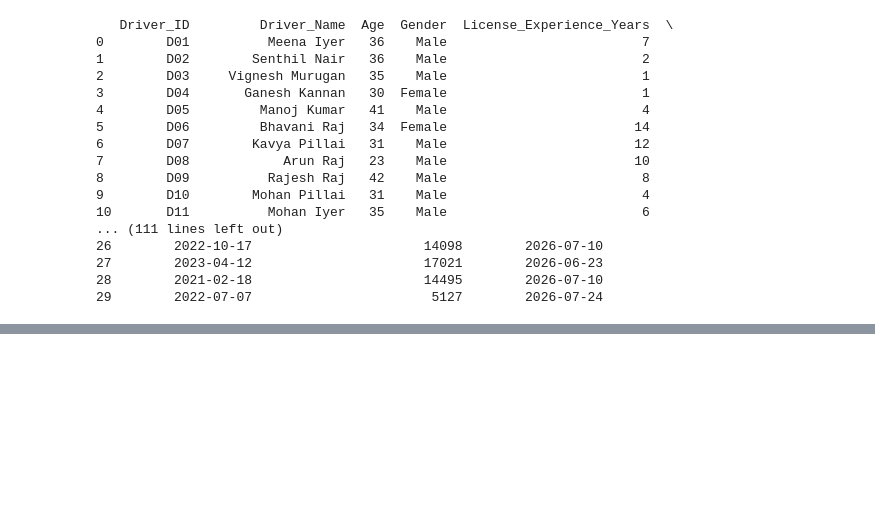
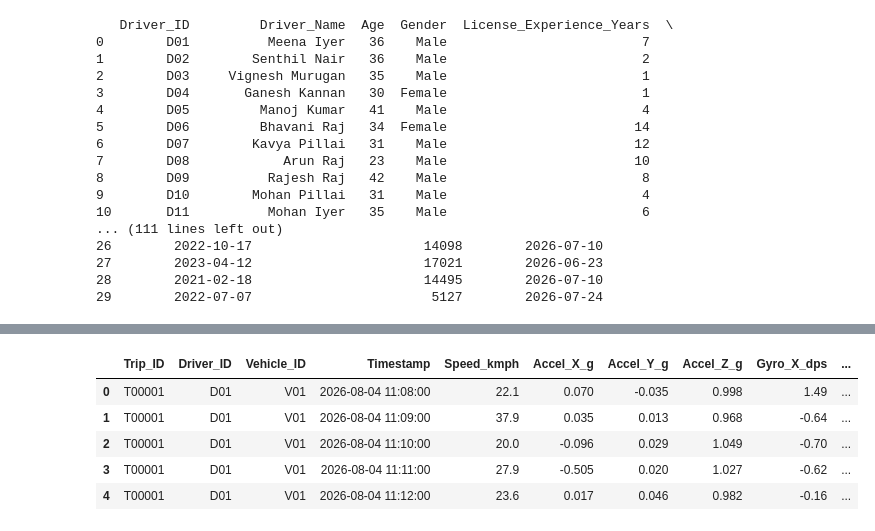
Before and after one commit to anvitared12/VexarTech, a Jupyter notebook: RiskyVsSafeDriver.ipynb, the cells around one changed output, grey strips where cells are left out. Cells and saved outputs as stored; diff of their text form; code cells hidden in the pictures; blank space fills up the shorter version.

Commit message:
Third Commit - Updated Doc and RiskyVsSafeDriver.ipynb

```diff
--- a/RiskyVsSafeDriver.ipynb
+++ b/RiskyVsSafeDriver.ipynb
@@ -597,0 +242,5 @@ KeyError: "['Accel_flag', 'Gyro_flag'] not in index"
+# %%
+import pandas as pd
+
+trips = pd.read_excel("./Datasets/Trips.xlsx")
+telemetry = pd.read_excel("./Datasets/Telemetry.xlsx")
@@ -597,0 +294,2 @@ KeyError: "['Accel_flag', 'Gyro_flag'] not in index"
+# %%
+telemetry= telemetry.drop(["Latitude","Longitude"], axis=1)
@@ -597,0 +307,27 @@ KeyError: "['Accel_flag', 'Gyro_flag'] not in index"
+# %%
+x_flag = (
+    (telemetry["Accel_X_g"] > 0.5) |
+    (telemetry["Accel_X_g"] < -0.5)
+).astype(int)
+
+y_flag = (
+    (telemetry["Accel_Y_g"] > 0.4) |
+    (telemetry["Accel_Y_g"] < -0.6)
+).astype(int)
+
+z_flag = (
+    (telemetry["Accel_Z_g"] > 1.5) |
+    (telemetry["Accel_Z_g"] < 0.5)
+).astype(int)
+
+# Sum all three flags
+telemetry["Accel_flag"] = x_flag + y_flag + z_flag
+# %%
+telemetry.head()
+# %% [output]
+|  | Trip_ID | Driver_ID | Vehicle_ID | Timestamp | Speed_kmph | Accel_X_g | Accel_Y_g | Accel_Z_g | Gyro_X_dps | ... |
+| 0 | T00001 | D01 | V01 | 2026-08-04 11:08:00 | 22.1 | 0.070 | -0.035 | 0.998 | 1.49 | ... |
+| 1 | T00001 | D01 | V01 | 2026-08-04 11:09:00 | 37.9 | 0.035 | 0.013 | 0.968 | -0.64 | ... |
+| 2 | T00001 | D01 | V01 | 2026-08-04 11:10:00 | 20.0 | -0.096 | 0.029 | 1.049 | -0.70 | ... |
+| 3 | T00001 | D01 | V01 | 2026-08-04 11:11:00 | 27.9 | -0.505 | 0.020 | 1.027 | -0.62 | ... |
+| 4 | T00001 | D01 | V01 | 2026-08-04 11:12:00 | 23.6 | 0.017 | 0.046 | 0.982 | -0.16 | ... |
```
Also changed, not shown: parts of 85 cells of this notebook, 2 other files.
